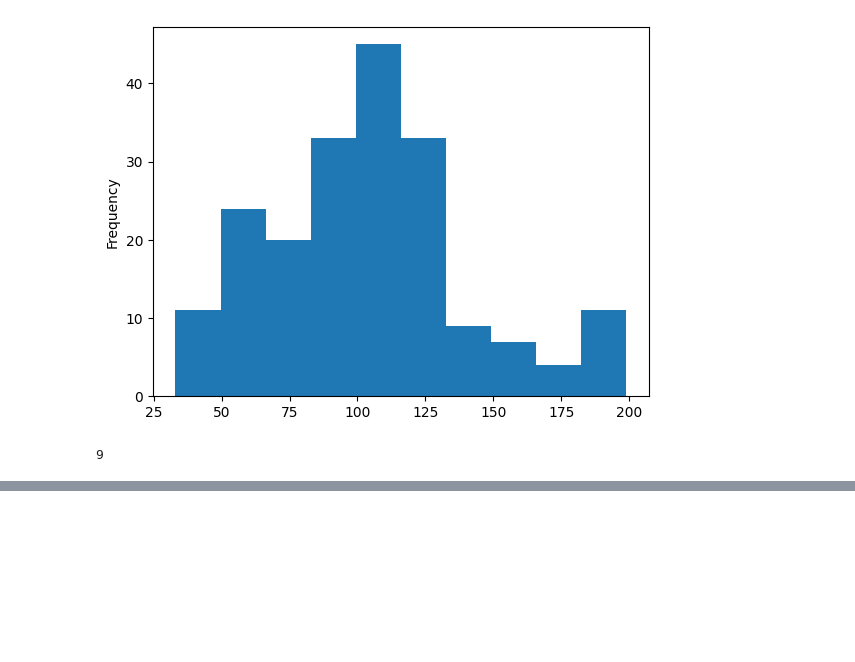
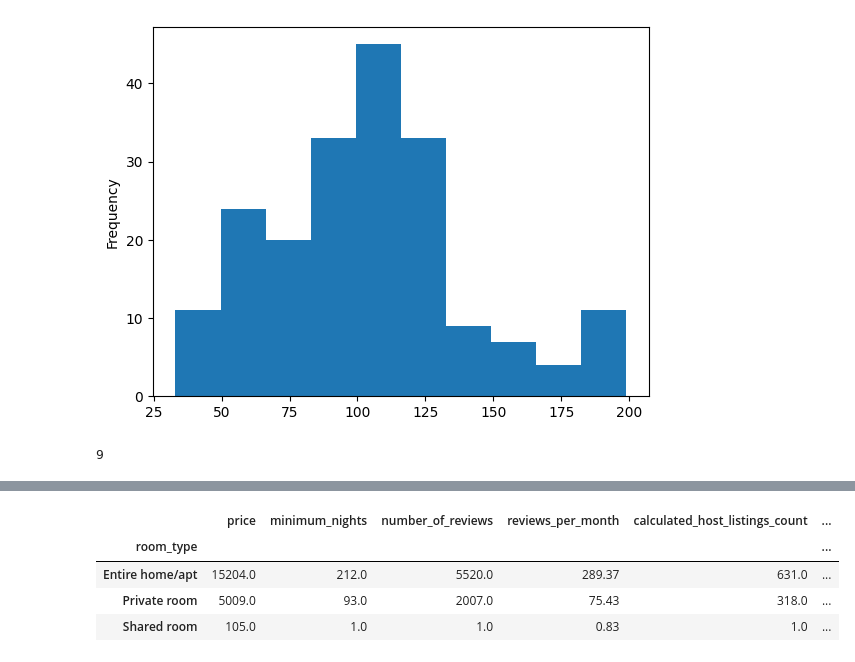
Before and after one commit to ABDULLAHHG/Airbnb-Listing, a Jupyter notebook: Untitled.ipynb, the cells around one changed output, grey strips where cells are left out. Saved outputs shown, nothing was run; the diff lists cells and outputs as text; code cells hidden in the pictures; blank space fills up the shorter version.

```diff
--- a/Untitled.ipynb
+++ b/Untitled.ipynb
@@ -293,0 +302,8 @@ fig.show()
+# %%
+df.groupby("room_type").sum()[selected_columns[2:]]
+# %% [output]
+|  | price | minimum_nights | number_of_reviews | reviews_per_month | calculated_host_listings_count | ... |
+| room_type |  |  |  |  |  | ... |
+| Entire home/apt | 15204.0 | 212.0 | 5520.0 | 289.37 | 631.0 | ... |
+| Private room | 5009.0 | 93.0 | 2007.0 | 75.43 | 318.0 | ... |
+| Shared room | 105.0 | 1.0 | 1.0 | 0.83 | 1.0 | ... |
```
Also changed, not shown: parts of 6 cells of this notebook.
